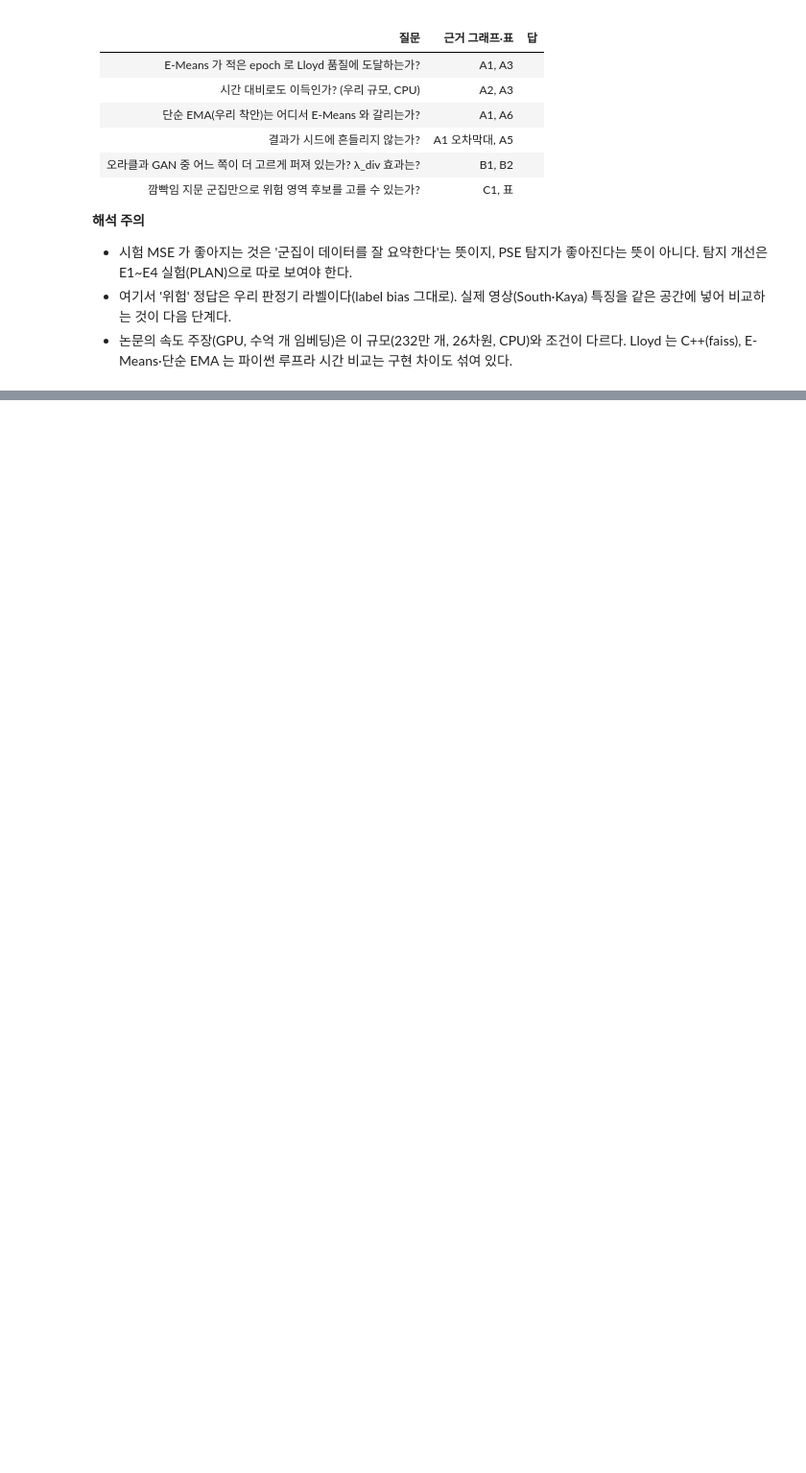
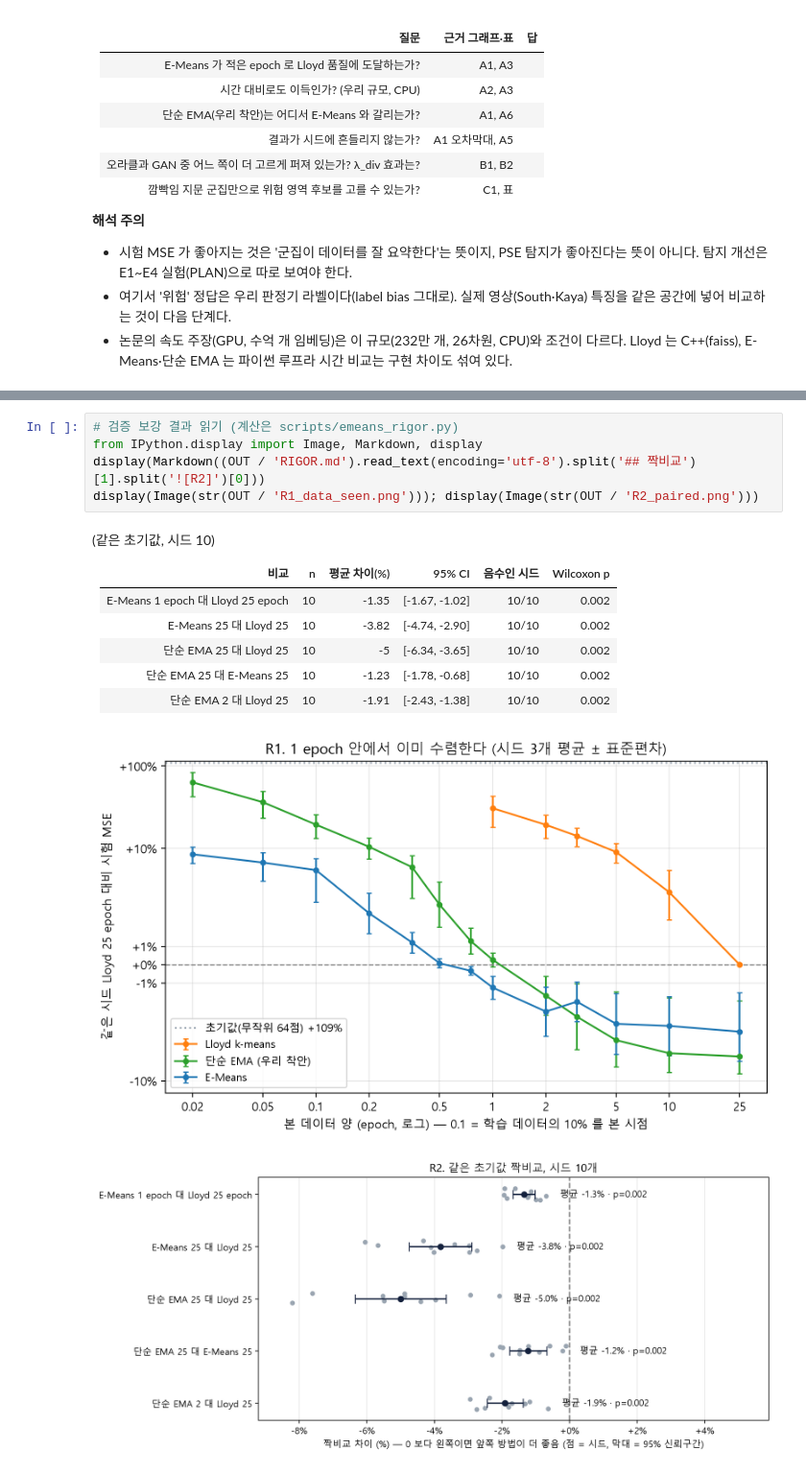
Before and after one commit to lumi-vision/lumi-lab-ryujungho2-collab, a Jupyter notebook: notebooks/emeans_verify.ipynb, the cells around one changed output, grey strips where cells are left out. Shown at 96% size. Drawn from its saved outputs; the diff is of its cells as text; blank space fills up the shorter version.

```diff
--- a/notebooks/emeans_verify.ipynb
+++ b/notebooks/emeans_verify.ipynb
@@ -426,0 +434,17 @@ save(fig, 'C1_roi_clusters'); plt.show(); roi
+# %%
+# 검증 보강 결과 읽기 (계산은 scripts/emeans_rigor.py)
+from IPython.display import Image, Markdown, display
+display(Markdown((OUT / 'RIGOR.md').read_text(encoding='utf-8').split('## 짝비교')[1].split('![R2]')[0]))
+display(Image(str(OUT / 'R1_data_seen.png'))); display(Image(str(OUT / 'R2_paired.png')))
+# %% [output]
+ (같은 초기값, 시드 10)
+
+| 비교                              |   n |   평균 차이(%) | 95% CI         | 음수인 시드   |   Wilcoxon p |
+|:----------------------------------|----:|---------------:|:---------------|:--------------|-------------:|
+| E-Means 1 epoch 대 Lloyd 25 epoch |  10 |          -1.35 | [-1.67, -1.02] | 10/10         |        0.002 |
+| E-Means 25 대 Lloyd 25            |  10 |          -3.82 | [-4.74, -2.90] | 10/10         |        0.002 |
+| 단순 EMA 25 대 Lloyd 25           |  10 |          -5    | [-6.34, -3.65] | 10/10         |        0.002 |
+| 단순 EMA 25 대 E-Means 25         |  10 |          -1.23 | [-1.78, -0.68] | 10/10         |        0.002 |
+| 단순 EMA 2 대 Lloyd 25            |  10 |          -1.91 | [-2.43, -1.38] | 10/10         |        0.002 |
+[figure, added]
+[figure, added]
```
Also changed, not shown: parts of 2 cells of this notebook, 4 other files.
